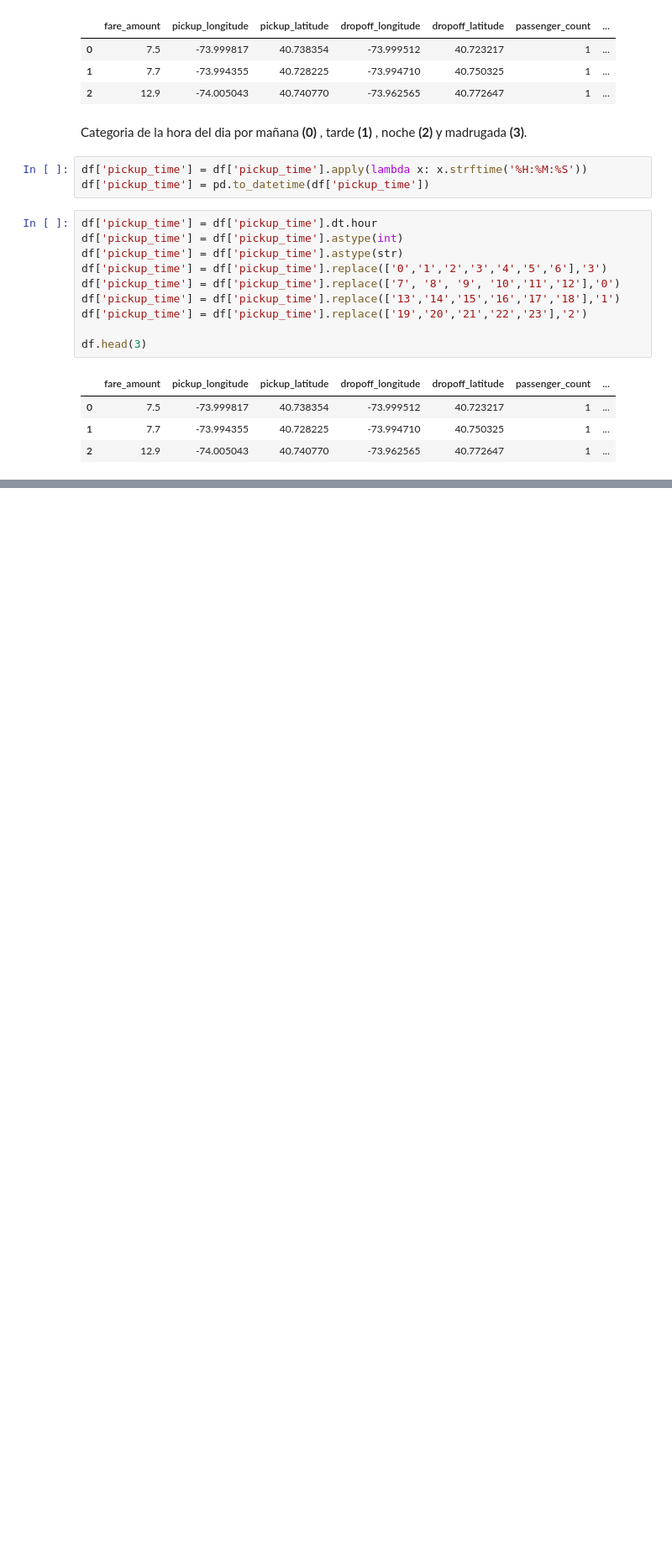
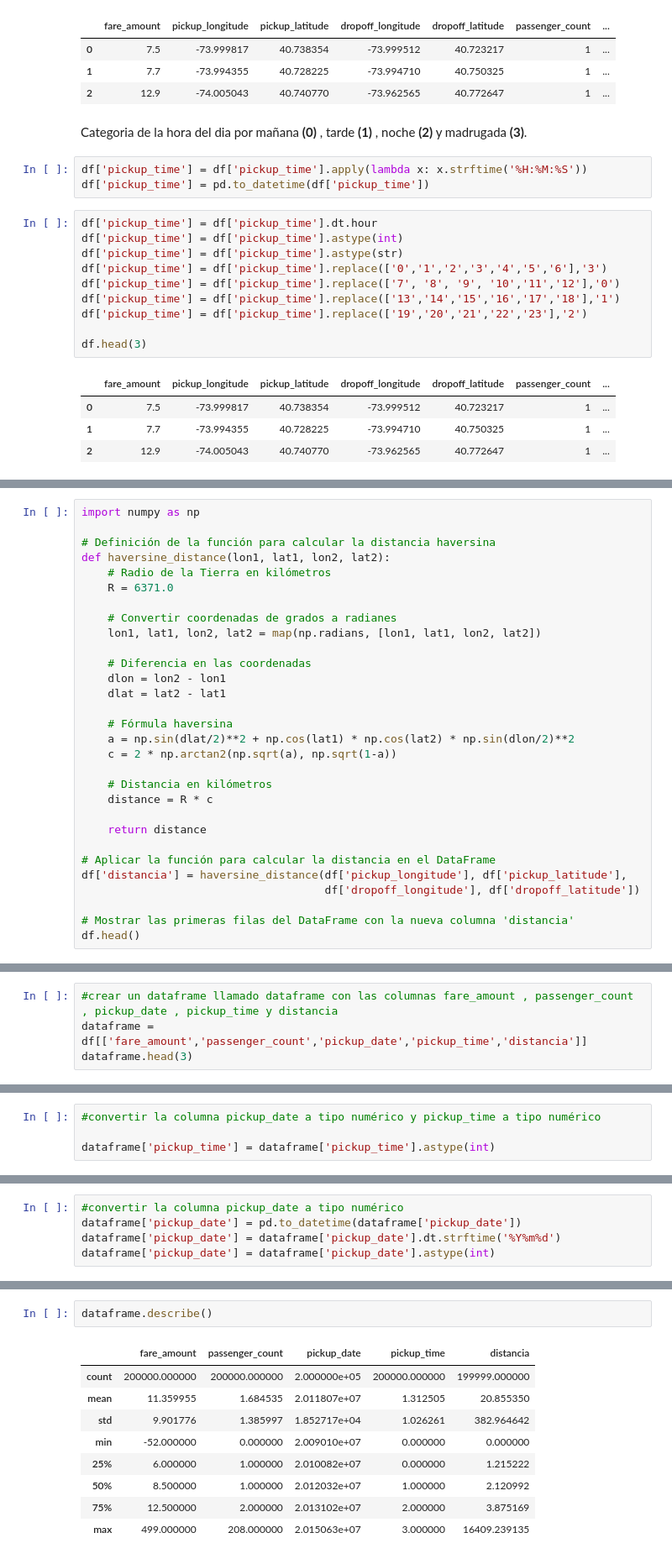
Before and after one commit to fitomx19/ModelosEconometricos, a Jupyter notebook: Practica_3/Practica_3.ipynb, the cells around one changed output, grey strips where cells are left out. Shown at 84% size. Saved outputs shown, nothing was run; the diff lists cells and outputs as text; blank space fills up the shorter version.

```diff
--- a/Practica_3/Practica_3.ipynb
+++ b/Practica_3/Practica_3.ipynb
@@ -97,0 +87,30 @@ mymap.save('mapa_distancia_total.html')
+# %%
+import numpy as np
+
+# Definición de la función para calcular la distancia haversina
+def haversine_distance(lon1, lat1, lon2, lat2):
+    # Radio de la Tierra en kilómetros
+    R = 6371.0
+
+    # Convertir coordenadas de grados a radianes
+    lon1, lat1, lon2, lat2 = map(np.radians, [lon1, lat1, lon2, lat2])
+
+    # Diferencia en las coordenadas
+    dlon = lon2 - lon1
+    dlat = lat2 - lat1
+
+    # Fórmula haversina
+    a = np.sin(dlat/2)**2 + np.cos(lat1) * np.cos(lat2) * np.sin(dlon/2)**2
+    c = 2 * np.arctan2(np.sqrt(a), np.sqrt(1-a))
+
+    # Distancia en kilómetros
+    distance = R * c
+
+    return distance
+
+# Aplicar la función para calcular la distancia en el DataFrame
+df['distancia'] = haversine_distance(df['pickup_longitude'], df['pickup_latitude'],
+                                     df['dropoff_longitude'], df['dropoff_latitude'])
+
+# Mostrar las primeras filas del DataFrame con la nueva columna 'distancia'
+df.head()
@@ -97,0 +124,4 @@ mymap.save('mapa_distancia_total.html')
+# %%
+#crear un dataframe llamado dataframe con las columnas fare_amount , passenger_count , pickup_date , pickup_time y distancia
+dataframe = df[['fare_amount','passenger_count','pickup_date','pickup_time','distancia']]
+dataframe.head(3)
@@ -97,0 +133,4 @@ mymap.save('mapa_distancia_total.html')
+# %%
+#convertir la columna pickup_date a tipo numérico y pickup_time a tipo numérico
+
+dataframe['pickup_time'] = dataframe['pickup_time'].astype(int)
@@ -97,0 +143,5 @@ mymap.save('mapa_distancia_total.html')
+# %%
+#convertir la columna pickup_date a tipo numérico
+dataframe['pickup_date'] = pd.to_datetime(dataframe['pickup_date'])
+dataframe['pickup_date'] = dataframe['pickup_date'].dt.strftime('%Y%m%d')
+dataframe['pickup_date'] = dataframe['pickup_date'].astype(int)
@@ -97,0 +164,12 @@ mymap.save('mapa_distancia_total.html')
+# %%
+dataframe.describe()
+# %% [output]
+|  | fare_amount | passenger_count | pickup_date | pickup_time | distancia |
+| count | 200000.000000 | 200000.000000 | 2.000000e+05 | 200000.000000 | 199999.000000 |
+| mean | 11.359955 | 1.684535 | 2.011807e+07 | 1.312505 | 20.855350 |
+| std | 9.901776 | 1.385997 | 1.852717e+04 | 1.026261 | 382.964642 |
+| min | -52.000000 | 0.000000 | 2.009010e+07 | 0.000000 | 0.000000 |
+| 25% | 6.000000 | 1.000000 | 2.010082e+07 | 0.000000 | 1.215222 |
+| 50% | 8.500000 | 1.000000 | 2.012032e+07 | 1.000000 | 2.120992 |
+| 75% | 12.500000 | 2.000000 | 2.013102e+07 | 2.000000 | 3.875169 |
+| max | 499.000000 | 208.000000 | 2.015063e+07 | 3.000000 | 16409.239135 |
```
Also changed, not shown: parts of 31 cells of this notebook, 3 other files.
